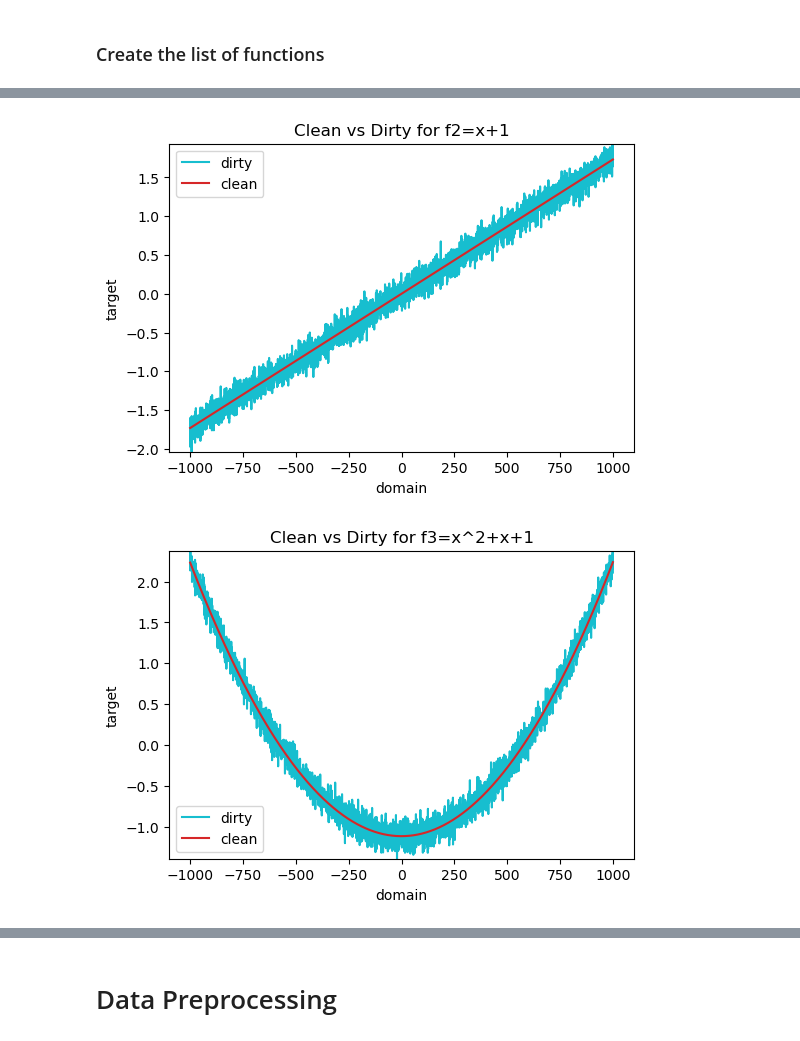
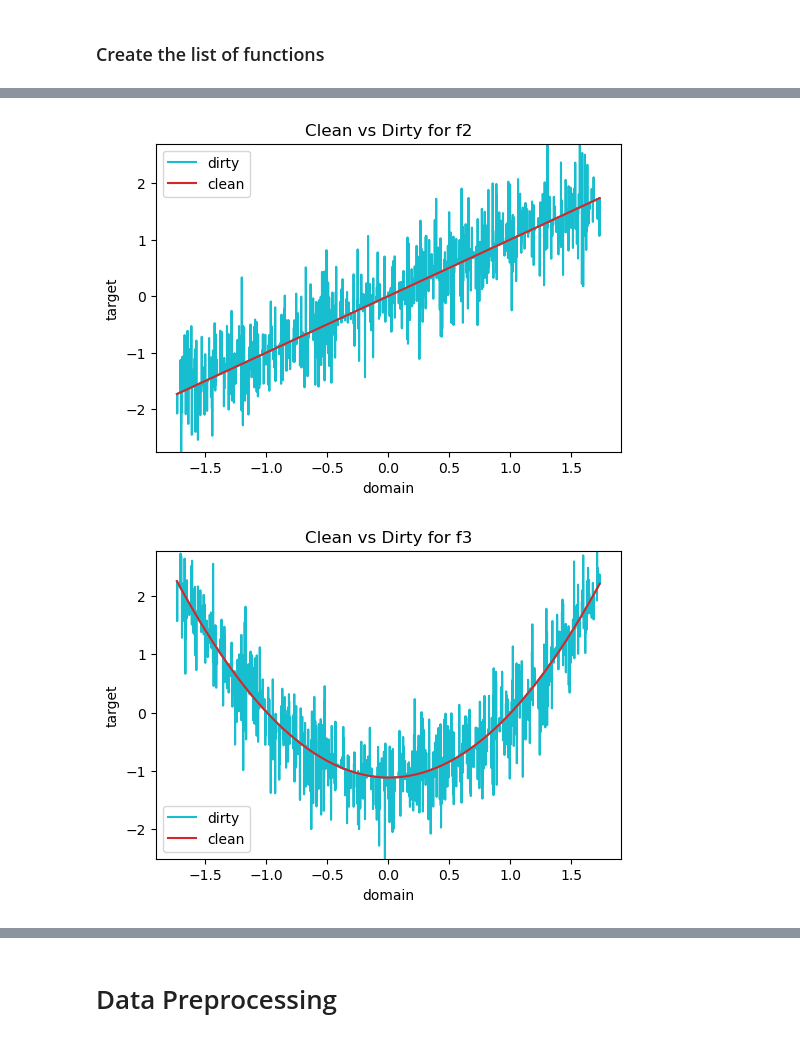
Before and after one commit to Zachary-Harrison/ActivationFunctions-ADLResearch, a Jupyter notebook: multivariate.ipynb, the cells around one changed output, grey strips where cells are left out. Saved outputs shown, nothing was run; the diff lists cells and outputs as text; code cells hidden in the pictures.

```diff
--- a/multivariate.ipynb
+++ b/multivariate.ipynb
@@ -75,15 +123,16 @@ class DatasetFactory:
 # %%
-domain = np.arange(-1000, 1000, 0.25, dtype=float)
-dataFactory = DatasetFactory(domain)
-X_clean, y_clean = dataFactory.get_clean()
-X_dirty, y_dirty = dataFactory.get_dirty()
-
-figure(figsize=(6, 4))
-plt.plot(domain, y_dirty, c='tab:cyan', label='dirty')
-plt.plot(domain, y_clean, c='tab:red', label='clean')
-plt.ylim(min(np.min(y_clean), np.min(y_dirty)), max(np.max(y_clean), np.max(y_dirty)))
-plt.xlabel('domain')
-plt.ylabel('target')
-plt.title('Clean vs Dirty')
-plt.legend()
-plt.show()
+def display_function(domain, offset, f_i, title=''):
+    func = dataFactory.get_funcs()[f_i]
+    y_clean = np.apply_along_axis(func, 0, domain)
+    y_clean = (y_clean - y_clean.mean()) / y_clean.std()
+    domain = (domain - domain.mean()) / domain.std()
+    y_dirty = y_clean + offset[:, f_i]
+    figure(figsize=(6, 4))
+    plt.plot(domain, y_dirty, c='tab:cyan', label='dirty')
+    plt.plot(domain, y_clean, c='tab:red', label='clean')
+    plt.ylim(min(np.min(y_clean), np.min(y_dirty)), max(np.max(y_clean), np.max(y_dirty)))
+    plt.xlabel('domain')
+    plt.ylabel('target')
+    plt.title(title)
+    plt.legend()
+    plt.show()
@@ -92,21 +139,8 @@ plt.show()
-# %%
-def display_function(domain, f_i, clean, dirty, title=''):
-    clean = clean[:, f_i]
-    dirty = dirty[:, f_i]
-    figure(figsize=(6, 4))
-    plt.plot(domain, dirty, c='tab:cyan', label='dirty')
-    plt.plot(domain, clean, c='tab:red', label='clean')
-    plt.ylim(min(np.min(clean), np.min(dirty)), max(np.max(clean), np.max(dirty)))
-    plt.xlabel('domain')
-    plt.ylabel('target')
-    plt.title(title)
-    plt.legend()
-    plt.show()
 # %%
-display_function(domain, 2, X_clean, X_dirty, 'Clean vs Dirty for f2=x+1')
+display_function(domain.copy(), offset, 2, 'Clean vs Dirty for f2')
 # %% [output]
-[figure, old version]
+[figure, new version]
 # %%
-display_function(domain, 3, X_clean, X_dirty, 'Clean vs Dirty for f3=x^2+x+1')
+display_function(domain.copy(), offset, 3, 'Clean vs Dirty for f3')
 # %% [output]
-[figure, old version]
+[figure, new version]
```
Also changed, not shown: parts of 49 cells of this notebook, 2 other files.
